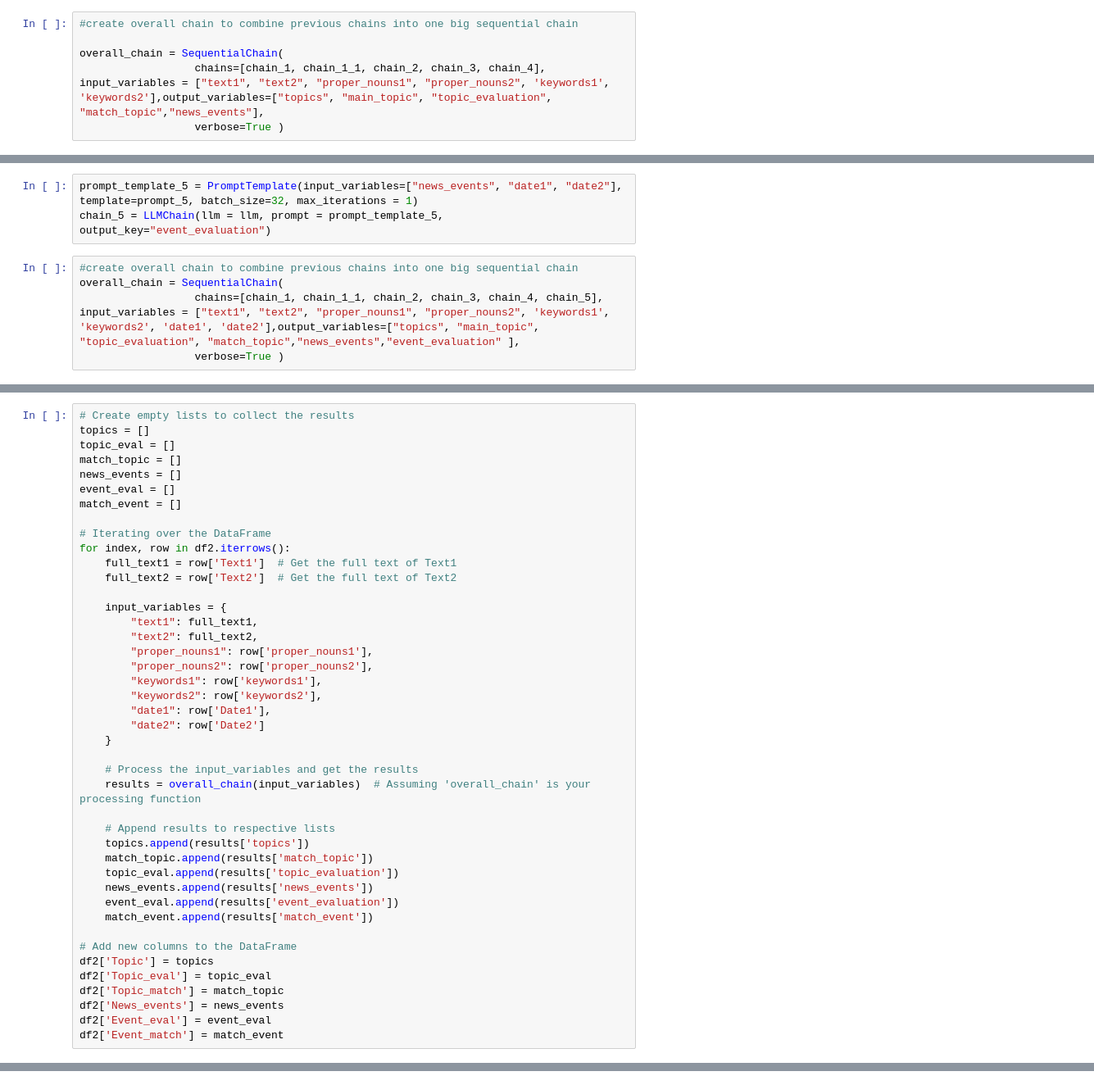
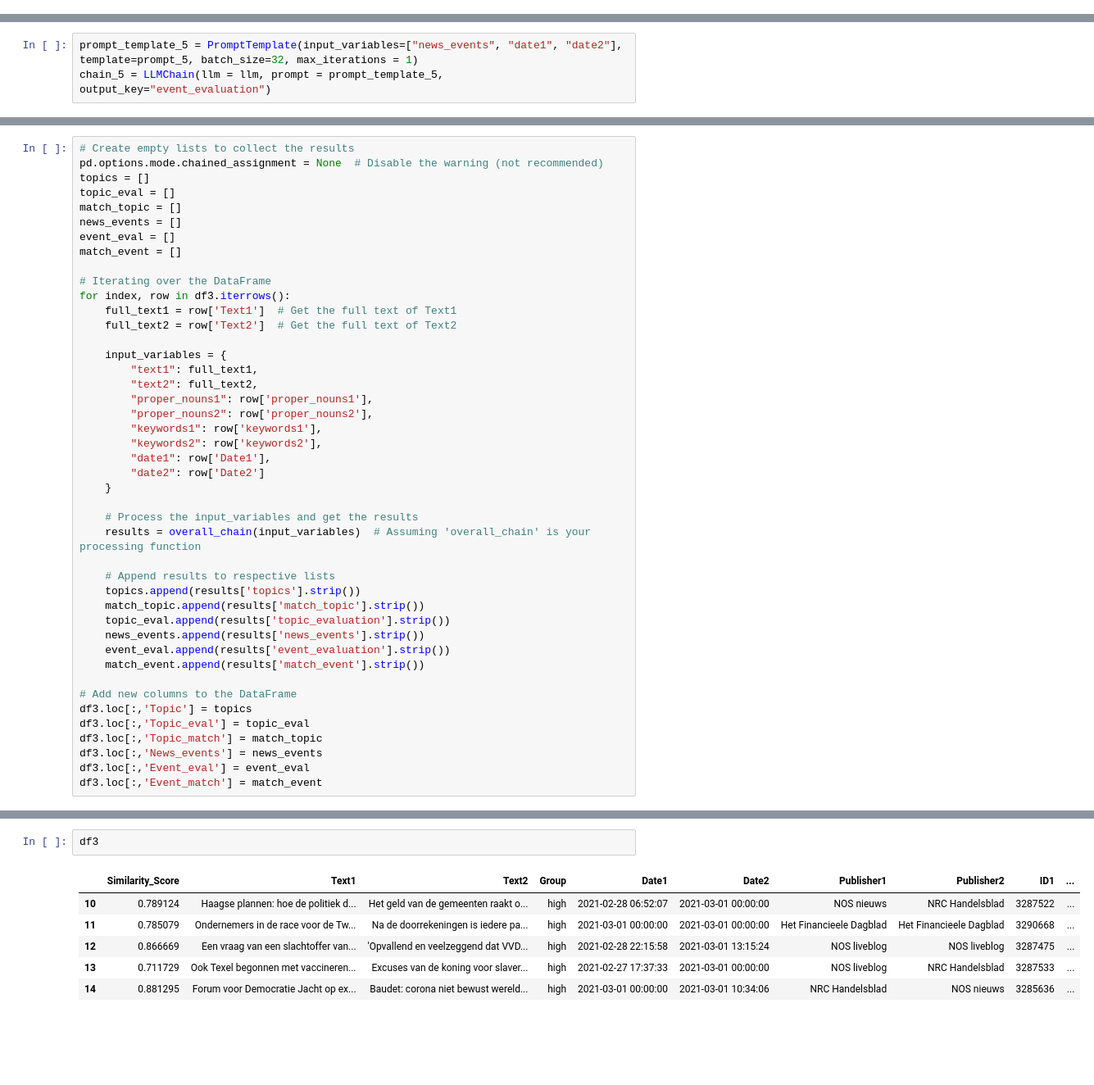
Before and after one commit to psyronika/LLM_validate, a Jupyter notebook: src/analysis/llama_2/few_shot_llama_13b_chat.ipynb, the cells around one changed output, grey strips where cells are left out. Shown at 82% size. Saved outputs shown, nothing was run; the diff lists cells and outputs as text; blank space fills up the shorter version.

```diff
--- a/src/analysis/llama_2/few_shot_llama_13b_chat.ipynb
+++ b/src/analysis/llama_2/few_shot_llama_13b_chat.ipynb
@@ -564,9 +406,3 @@ prompt_4 = system_prompt_4 + example_prompt_4 + main_prompt_4
 # %%
 prompt_template_4 = PromptTemplate(input_variables=["text1", "text2", "proper_nouns1", "proper_nouns2", 'keywords1', 'keywords2', "topics" ], template=prompt_4, batch_size=32, max_iterations = 1)
 chain_4 = LLMChain(llm = llm, prompt = prompt_template_4, output_key="news_events")
-# %%
-#create overall chain to combine previous chains into one big sequential chain
-
-overall_chain = SequentialChain(
-                  chains=[chain_1, chain_1_1, chain_2, chain_3, chain_4], input_variables = ["text1", "text2", "proper_nouns1", "proper_nouns2", 'keywords1', 'keywords2'],output_variables=["topics", "main_topic", "topic_evaluation", "match_topic","news_events"],
-                  verbose=True )
@@ -668,8 +463,3 @@ prompt_5 = system_prompt_5 + example_prompt_5 + main_prompt_5
 # %%
 prompt_template_5 = PromptTemplate(input_variables=["news_events", "date1", "date2"], template=prompt_5, batch_size=32, max_iterations = 1)
 chain_5 = LLMChain(llm = llm, prompt = prompt_template_5, output_key="event_evaluation")
-# %%
-#create overall chain to combine previous chains into one big sequential chain
-overall_chain = SequentialChain(
-                  chains=[chain_1, chain_1_1, chain_2, chain_3, chain_4, chain_5], input_variables = ["text1", "text2", "proper_nouns1", "proper_nouns2", 'keywords1', 'keywords2', 'date1', 'date2'],output_variables=["topics", "main_topic", "topic_evaluation", "match_topic","news_events","event_evaluation" ],
-                  verbose=True )
@@ -703,6 +546,7 @@ for index, row in df2.iterrows():
 this is to be modified based on all the new output variables
 # %%
 # Create empty lists to collect the results
+pd.options.mode.chained_assignment = None  # Disable the warning (not recommended)
 topics = []
 topic_eval = []
 match_topic = []
@@ -711,7 +555,7 @@ event_eval = []
 match_event = []
 
 # Iterating over the DataFrame
-for index, row in df2.iterrows():
+for index, row in df3.iterrows():
     full_text1 = row['Text1']  # Get the full text of Text1
     full_text2 = row['Text2']  # Get the full text of Text2
 
@@ -730,17 +574,17 @@ for index, row in df2.iterrows():
     results = overall_chain(input_variables)  # Assuming 'overall_chain' is your processing function
 
     # Append results to respective lists
-    topics.append(results['topics'])
-    match_topic.append(results['match_topic'])
-    topic_eval.append(results['topic_evaluation'])
-    news_events.append(results['news_events'])
-    event_eval.append(results['event_evaluation'])
-    match_event.append(results['match_event'])
+    topics.append(results['topics'].strip())
+    match_topic.append(results['match_topic'].strip())
+    topic_eval.append(results['topic_evaluation'].strip())
+    news_events.append(results['news_events'].strip())
+    event_eval.append(results['event_evaluation'].strip())
+    match_event.append(results['match_event'].strip())
 
 # Add new columns to the DataFrame
-df2['Topic'] = topics
-df2['Topic_eval'] = topic_eval
-df2['Topic_match'] = match_topic
-df2['News_events'] = news_events
-df2['Event_eval'] = event_eval
-df2['Event_match'] = match_event
+df3.loc[:,'Topic'] = topics
+df3.loc[:,'Topic_eval'] = topic_eval
+df3.loc[:,'Topic_match'] = match_topic
+df3.loc[:,'News_events'] = news_events
+df3.loc[:,'Event_eval'] = event_eval
+df3.loc[:,'Event_match'] = match_event
@@ -746,0 +610,9 @@ df2['Event_match'] = match_event
+# %%
+df3
+# %% [output]
+|  | Similarity_Score | Text1 | Text2 | Group | Date1 | Date2 | Publisher1 | Publisher2 | ID1 | ... |
+| 10 | 0.789124 | Haagse plannen: hoe de politiek d... | Het geld van de gemeenten raakt o... | high | 2021-02-28 06:52:07 | 2021-03-01 00:00:00 | NOS nieuws | NRC Handelsblad | 3287522 | ... |
+| 11 | 0.785079 | Ondernemers in de race voor de Tw... | Na de doorrekeningen is iedere pa... | high | 2021-03-01 00:00:00 | 2021-03-01 00:00:00 | Het Financieele Dagblad | Het Financieele Dagblad | 3290668 | ... |
+| 12 | 0.866669 | Een vraag van een slachtoffer van... | 'Opvallend en veelzeggend dat VVD... | high | 2021-02-28 22:15:58 | 2021-03-01 13:15:24 | NOS liveblog | NOS liveblog | 3287475 | ... |
+| 13 | 0.711729 | Ook Texel begonnen met vaccineren... | Excuses van de koning voor slaver... | high | 2021-02-27 17:37:33 | 2021-03-01 00:00:00 | NOS liveblog | NRC Handelsblad | 3287533 | ... |
+| 14 | 0.881295 | Forum voor Democratie Jacht op ex... | Baudet: corona niet bewust wereld... | high | 2021-03-01 00:00:00 | 2021-03-01 10:34:06 | NRC Handelsblad | NOS nieuws | 3285636 | ... |
```
Also changed, not shown: parts of 38 cells of this notebook, 1 other file.
